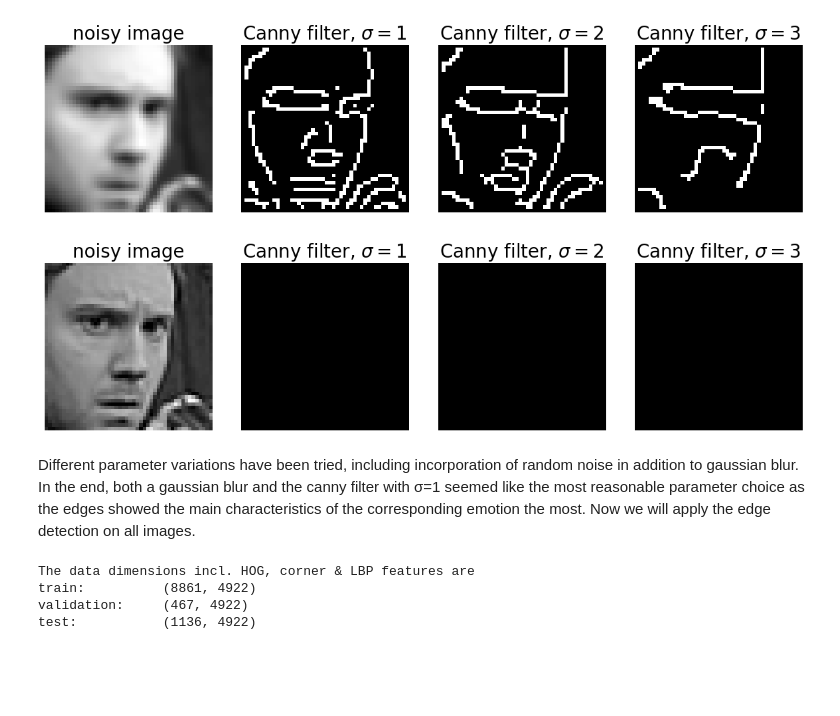
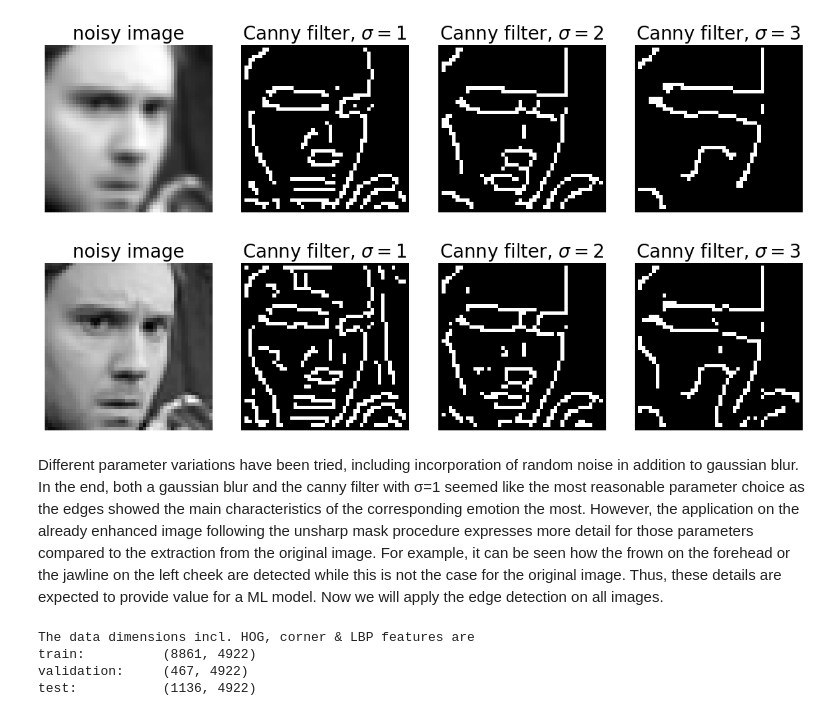
Before and after one commit to felix-rosenberger/image-classification, a Jupyter notebook: Image_Classification.ipynb, the cells around one changed output. Cells and saved outputs as stored; diff of their text form; code cells hidden in the pictures; blank space fills up the shorter version.

Commit message:
image sharpening

```diff
--- a/Image_Classification.ipynb
+++ b/Image_Classification.ipynb
@@ -221,27 +222,3 @@ To enable easier edge and feature detection in the images, we will apply some im
 # %% [markdown]
 #### Unsharp Masking
 A sharpening technique that enhances edges and fine details. It is a linear image processing technique which sharpens the image. The sharp details are identified as a difference between the original image and its blurred version. These details are then scaled, and added back to the original image. For blurring, a gaussian filter is used.
-# %%
-import cv2
-import numpy as np
-
-def unsharp_mask(image, kernel_size=(5, 5), sigma=1.0, alpha=1.5, beta=-0.5):
-    # Apply Gaussian blur to the image
-    blurred = cv2.GaussianBlur(image, kernel_size, sigma)
-
-    # Calculate the unsharp mask
-    mask = cv2.addWeighted(image, 1 + alpha, blurred, beta, 0)
-
-    # Ensure pixel values are in the valid range [0, 255]
-    mask = np.clip(mask / 255.0, 0, 1).astype(np.float32)
-
-    return mask
-
-image = train[0]
-
-# Apply unsharp masking
-sharpened_image = unsharp_mask(image, alpha=3.0, beta=-2.0)
-
-plt.imshow(sharpened_image, cmap='gray')
-plt.axis('off')  # Turn off axis labels
-plt.show()
@@ -540,40 +504,34 @@ plt.show()
 # %% [output]
 [figure]
 # %%
-
-# apply gaussian blur
-#image = ndi.gaussian_filter(sharpened_image, sigma=1)
-image = sharpened_image
+# enhanced image
+image = result_3
 
 # compute canny filter for two values of sigma
 edges1 = canny(image, sigma=1)
 edges2 = canny(image, sigma=2)
 edges3 = canny(image, sigma=3)
 
 # display results
 fig, ax = plt.subplots(nrows=1, ncols=4, figsize=(12, 3))
-
 ax[0].imshow(image, cmap='gray') # blurred image
 ax[0].set_title('noisy image', fontsize=20)
-
 ax[1].imshow(edges1, cmap='gray')
 ax[1].set_title(r'Canny filter, $\sigma=1$', fontsize=20)
-
 ax[2].imshow(edges2, cmap='gray')
 ax[2].set_title(r'Canny filter, $\sigma=2$', fontsize=20)
-
 ax[3].imshow(edges3, cmap='gray')
 ax[3].set_title(r'Canny filter, $\sigma=3$', fontsize=20)
 
 for a in ax:
     a.axis('off')
 
 fig.tight_layout()
 plt.show()
 # %% [output]
-[figure, old version]
+[figure, new version]
 # %% [markdown]
-Different parameter variations have been tried, including incorporation of random noise in addition to gaussian blur. In the end, both a gaussian blur and the canny filter with σ=1 seemed like the most reasonable parameter choice as the edges showed the main characteristics of the corresponding emotion the most. Now we will apply the edge detection on all images.
+Different parameter variations have been tried, including incorporation of random noise in addition to gaussian blur. In the end, both a gaussian blur and the canny filter with σ=1 seemed like the most reasonable parameter choice as the edges showed the main characteristics of the corresponding emotion the most. However, the application on the already enhanced image following the unsharp mask procedure expresses more detail for those parameters compared to the extraction from the original image. For example, it can be seen how the frown on the forehead or the jawline on the left cheek are detected while this is not the case for the original image. Thus, these details are expected to provide value for a ML model. Now we will apply the edge detection on all images.
 # %%
 def edge_detection(images: np.array, sigma_gauss: float, sigma_canny: float):
   """
```
Also changed, not shown: parts of 25 cells of this notebook.
